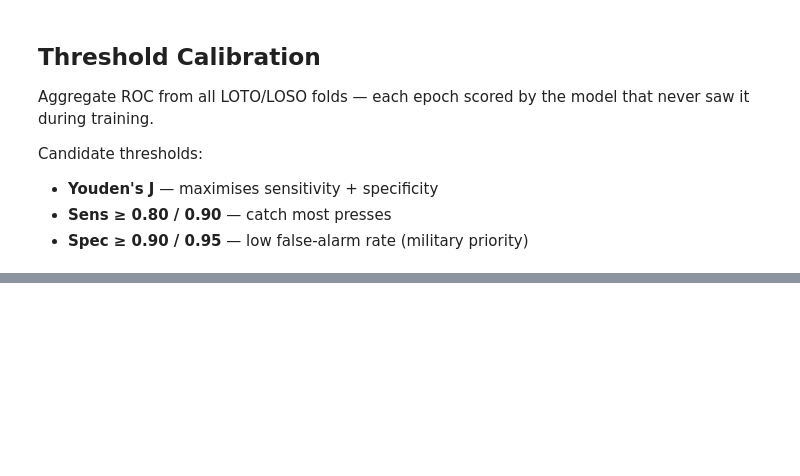
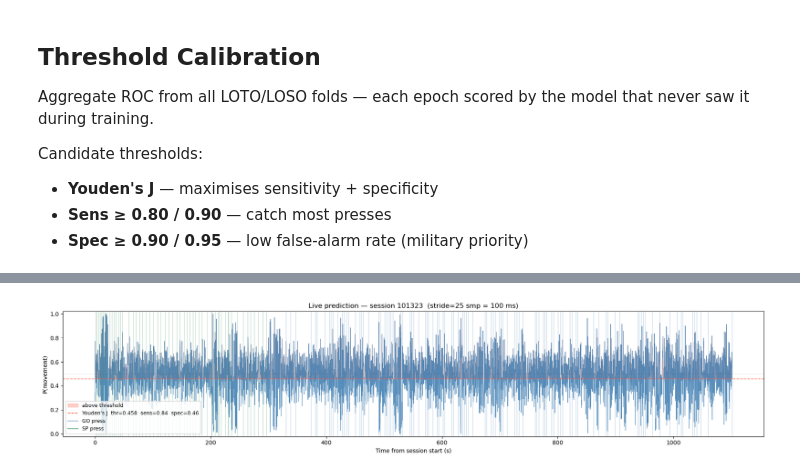
Before and after one commit to ViniciusLima94/EEG, a Jupyter notebook: notebooks/eeg_gng2_classify.ipynb, the cells around one changed output, grey strips where cells are left out. Cells and saved outputs as stored; diff of their text form; code cells hidden in the pictures; blank space fills up the shorter version.

```diff
--- a/notebooks/eeg_gng2_classify.ipynb
+++ b/notebooks/eeg_gng2_classify.ipynb
@@ -328,0 +401,79 @@ for name, idx, _ in candidates:
+# %%
+%matplotlib inline
+
+# ── Final classifier trained on all data ─────────────────────────────────
+# (for LOSO: clf is last fold; retrain here so we always show full-data model)
+X_b_viz, y_b_viz = balance(X_all, y_all, _rng)
+clf_viz = make_clf()
+clf_viz.fit(X_b_viz, y_b_viz)
+
+# ── Session to visualize ─────────────────────────────────────────────────
+VIZ_SID = 0        # session index; 0 = first, -1 = last
+STRIDE  = 25       # samples between predictions (100 ms @ 250 Hz)
+
+stamp_viz        = stamps[VIZ_SID]
+ts_v, data_v, mrk_v = sessions[stamp_viz]
+t0 = ts_v[N_EPOCH]
+
+probs_live, t_live = [], []
+for i in range(N_EPOCH, len(data_v), STRIDE):
+    feat = epoch_features(data_v[i - N_EPOCH:i]).reshape(1, -1)
+    probs_live.append(clf_viz.predict_proba(feat)[0, 1])
+    t_live.append(ts_v[i] - t0)
+
+probs_live = np.array(probs_live)
+t_live     = np.array(t_live)
+THR        = thresholds[j_idx]
+
+# ── Marker times relative to session start ───────────────────────────────
+go_press_rel = mrk_v.loc[
+    (mrk_v.marker_code == 30) & (mrk_v.trial_type == "go"),
+    "lsl_timestamp"
+].values - t0
+sp_press_rel = mrk_v.loc[
+    mrk_v.marker_code == 41,
+    "lsl_timestamp"
+].values - t0
+
+# ── Plot ─────────────────────────────────────────────────────────────────
+fig, ax = plt.subplots(figsize=(18, 4))
+
+ax.plot(t_live, probs_live, color="steelblue", linewidth=0.7, alpha=0.9)
+ax.fill_between(t_live, THR, probs_live,
+                where=(probs_live >= THR), interpolate=True,
+                color="tomato", alpha=0.3, label="above threshold")
+ax.axhline(THR, color="tomato", linewidth=1.2, linestyle="--",
+           label=f"Youden's J  thr={THR:.3f}  "
+                 f"sens={tpr[j_idx]:.2f}  spec={spec[j_idx]:.2f}")
+ax.axhline(0.5, color="k", linewidth=0.5, linestyle=":", alpha=0.4)
+
+for t in go_press_rel:
+    if 0 <= t <= t_live[-1]:
+        ax.axvline(t, color="steelblue", alpha=0.35, linewidth=0.8)
+for t in sp_press_rel:
+    if 0 <= t <= t_live[-1]:
+        ax.axvline(t, color="seagreen", alpha=0.35, linewidth=0.8)
+
+# dummy lines for legend entries
+ax.axvline(np.nan, color="steelblue", alpha=0.6, linewidth=1.5, label="GO press")
+if len(sp_press_rel) > 0:
+    ax.axvline(np.nan, color="seagreen", alpha=0.6, linewidth=1.5, label="SP press")
+
+ax.set_xlabel("Time from session start (s)")
+ax.set_ylabel("P(movement)")
+ax.set_title(f"Live prediction — session {stamp_viz}  "
+             f"(stride={STRIDE} smp = {1000*STRIDE/FS:.0f} ms)")
+ax.set_ylim(-0.02, 1.02)
+ax.legend(fontsize=9)
+plt.tight_layout()
+plt.show()
+
+# ── Detection summary ────────────────────────────────────────────────────
+det_mask = probs_live >= THR
+n_detect = int(np.diff(det_mask.astype(int)).clip(0).sum())
+n_go     = int((go_press_rel >= 0).sum())
+n_sp     = int((sp_press_rel >= 0).sum())
+print(f"Threshold crossings (rising edges): {n_detect}")
+print(f"True GO presses in session: {n_go}   SP presses: {n_sp}")
+# %% [output]
+[figure, added]
```
Also changed, not shown: parts of 19 cells of this notebook, 2 other files.
